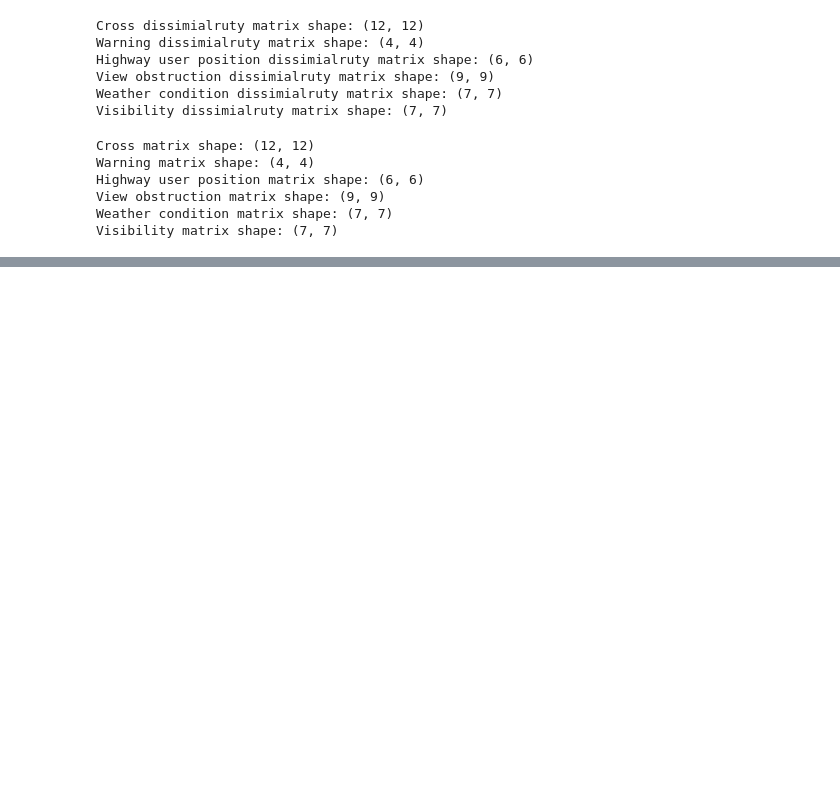
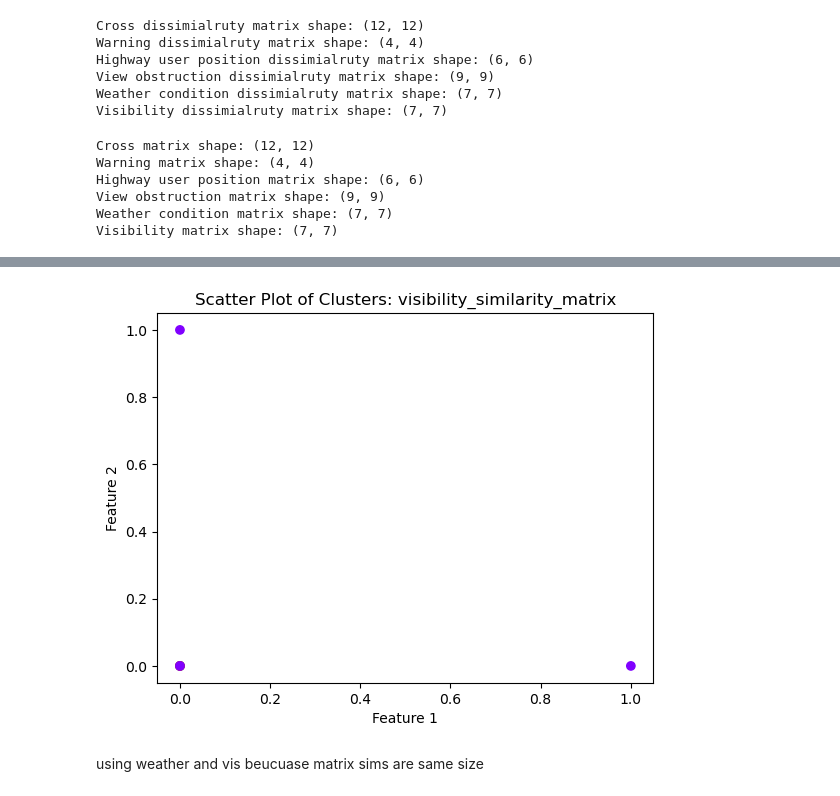
Before and after one commit to HUGOXBACA/UCR_GOOGLE_REU, a Jupyter notebook: Rail_Equipment_Accidents/DataEncoding.ipynb, the cells around one changed output, grey strips where cells are left out. Cells and saved outputs as stored; diff of their text form; code cells hidden in the pictures; blank space fills up the shorter version.

```diff
--- a/Rail_Equipment_Accidents/DataEncoding.ipynb
+++ b/Rail_Equipment_Accidents/DataEncoding.ipynb
@@ -448,0 +323,25 @@ plt.show()
+# %%
+from sklearn.cluster import KMeans
+
+# Load or generate your data
+weather_data = weather_similarity_matrix
+
+# Initialize and fit the k-means model
+kmeans = KMeans(n_clusters=4)  # Choose the desired number of clusters
+kmeans.fit(weather_data)
+
+# Predict cluster labels for the data points
+weather_cluster_labels = kmeans.labels_
+# %%
+import matplotlib.pyplot as plt
+weather_cluster_labels = kmeans.labels_
+plt.scatter(weather_similarity_matrix[0], weather_similarity_matrix[1],
+             c = Vis_cluster_labels, cmap='rainbow')
+plt.title('Scatter Plot of Clusters: visibility_similarity_matrix')
+plt.xlabel('Feature 1')
+plt.ylabel('Feature 2')
+plt.show()
+# %% [output]
+[figure, added]
+# %% [markdown]
+using weather and vis beucuase matrix sims are same size
```
Also changed, not shown: parts of 23 cells of this notebook, 14 other files.
